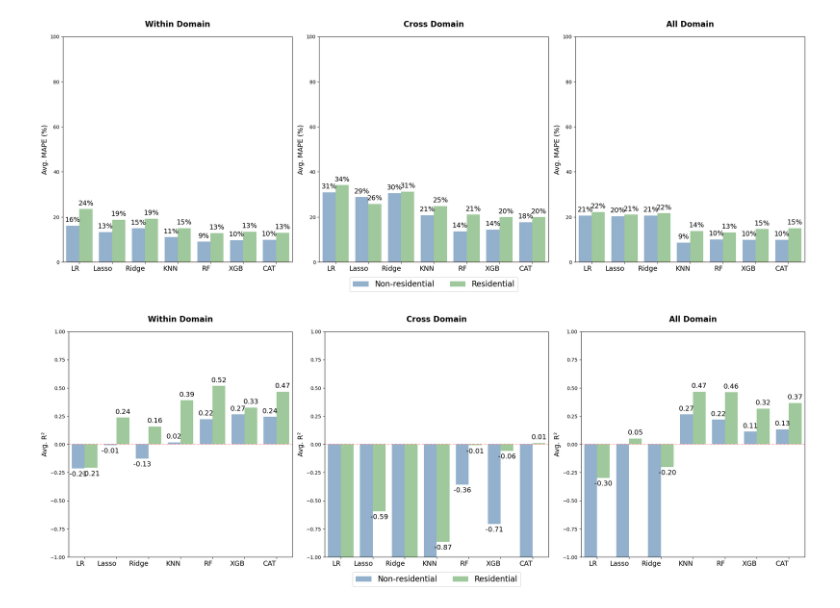
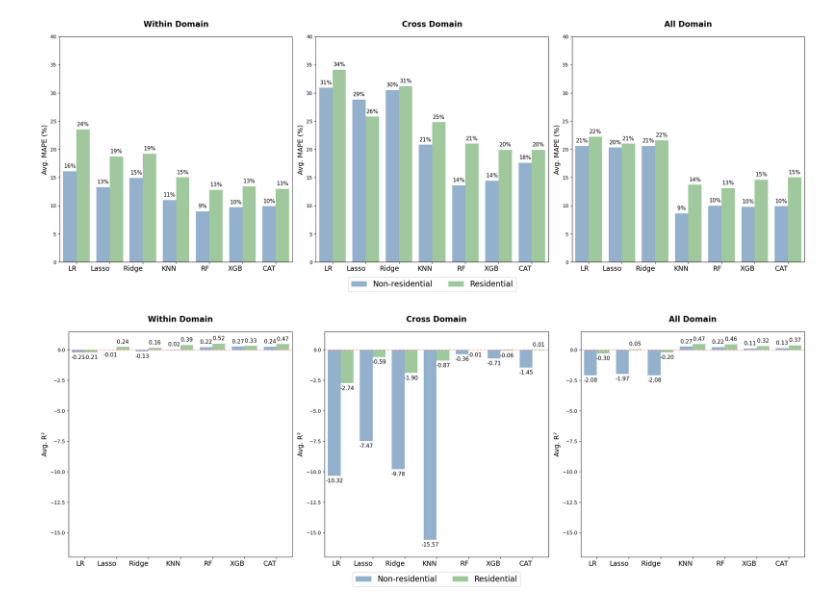
Before and after one commit to AliciaXia222/Capstone-Team-Climate-Trace, a Jupyter notebook: notebooks/070_Model_Comparison.ipynb, the cells around one changed output. Saved outputs shown, nothing was run; the diff lists cells and outputs as text; code cells hidden in the pictures.

Commit message:
change plot comparison

```diff
--- a/notebooks/070_Model_Comparison.ipynb
+++ b/notebooks/070_Model_Comparison.ipynb
@@ -71,11 +71,11 @@ def create_metrics_comparison(results_path="../results"):
     )
 
     # Create full detailed table with ordered metrics
-    metrics = ['MSE', 'MAE', 'WAPE', 'RMSE', 'R²', 'MAPE']
+    metrics = ['MAPE', 'R²', 'MSE', 'MAE', 'WAPE', 'RMSE']
 
     full_table = pd.pivot_table(
         all_models_results,
-        index=['Model', 'Target'],
+        index=['Model', 'Target', 'Model Details','Features Used','Features Abbreviated'],
         columns=['Strategy'],
         values=metrics,
         aggfunc='mean'
@@ -89,10 +89,12 @@ def create_metrics_comparison(results_path="../results"):
             formatted_table[col] = formatted_table[col].apply(
                 lambda x: metric_config[metric]['format'].format(x)
             )
+    #df_flat = formatted_table.copy()
+    #df_flat.columns = [f"{col[0]} {col[1]}" if col[1] != '' else col[0] for col in formatted_table.columns]
 
     return formatted_table
 # %%
-def create_model_comparison(comparison_table, metric, save_path=None ):
+def create_model_comparison(comparison_table, metric, save_path=None, y_limits=None):
     """
     Create a comparison plot for different models using a specified metric.
 
@@ -102,10 +104,11 @@ def create_model_comparison(comparison_table, metric, save_path=None ):
         The formatted table from create_metrics_comparison function
     metric : str
         The metric to compare. Options: 'MAPE', 'R²', 'MSE', 'RMSE', 'MAE', 'WAPE'
-    save_plot : bool
-        Whether to save the plot to file
     save_path : str
         The path where the plot should be saved
+    y_limits : tuple, optional
+        A tuple of (min, max) values to set the y-axis limits manually.
+        If None, limits will be set automatically based on the data and metric type.
 
     Returns:
     --------
@@ -145,15 +148,19 @@ def create_model_comparison(comparison_table, metric, save_path=None ):
     fig, axes = plt.subplots(1, 3, figsize=(22, 8))
     strategies = ['Within Domain', 'Cross Domain', 'All Domain']
 
-    # Calculate dynamic limits
-    min_val = plot_data[metric].min()
-    max_val = plot_data[metric].max()
-    padding = (max_val - min_val) * 0.1
+    # Set y-axis limits based on provided limits or calculate them dynamically
+    if y_limits is not None:
+        y_min, y_max = y_limits
+    else:
+        # Calculate dynamic limits
+        min_val = plot_data[metric].min()
+        max_val = plot_data[metric].max()
+        padding = (max_val - min_val) * 0.1
 
-    # Set y-axis limits based on metric configuration
-    base_min, base_max = metric_config[metric]['limits']
-    y_min = base_min if base_min is not None else max(min_val - padding, 0)
-    y_max = base_max if base_max is not None else max_val + padding
+        # Set y-axis limits based on metric configuration
+        base_min, base_max = metric_config[metric]['limits']
+        y_min = base_min if base_min is not None else max(min_val - padding, 0)
+        y_max = base_max if base_max is not None else max_val + padding
 
     for ax, strategy in zip(axes, strategies):
         strategy_data = plot_data[plot_data['Strategy'] == strategy]
@@ -173,7 +180,7 @@ def create_model_comparison(comparison_table, metric, save_path=None ):
             bars.bar_label(container,
                           fmt=metric_config[metric]['format'],
                           padding=5,
-                          fontsize=14)
+                          fontsize=11)
 
         # Customize appearance
         ax.set_title(f'{strategy}',
@@ -210,6 +217,8 @@ def create_model_comparison(comparison_table, metric, save_path=None ):
     if save_path:
         fig.savefig(save_path, dpi=300, bbox_inches='tight')
 
-    return fig
+    # Close any existing figures to prevent double plotting
+    plt.show()
+    plt.close('all')
 # %%
 comparison_table = create_metrics_comparison(results_path="../results")
@@ -235,5 +245,6 @@ comparison_table
+# %%
+comparison_table = comparison_table.reset_index(level=[2, 3, 4], drop=True)
 # %%
-fig = create_model_comparison(comparison_table, metric='MAPE', save_path='../figures/model_plots/00_model_comparison_mape.png')
-plt.show()
+fig = create_model_comparison(comparison_table, metric='MAPE', save_path='../figures/model_plots/00_model_comparison_mape.png', y_limits=(0, 40))
 # %% [output]
-[figure, old version]
+[figure, new version]
@@ -242,5 +251,4 @@ comparison_table.to_csv("../results/comparison_average_results.csv")
 # %%
-fig = create_model_comparison(comparison_table, metric='R²', save_path='../figures/model_plots/00_model_comparison_r2.png')
-plt.show()
+fig = create_model_comparison(comparison_table, metric='R²',save_path='../figures/model_plots/00_model_comparison_r2.png',  y_limits=(-17, 1.5))
 # %% [output]
-[figure, old version]
+[figure, new version]
```
Also changed, not shown: parts of 3 cells of this notebook, 4 other files.
